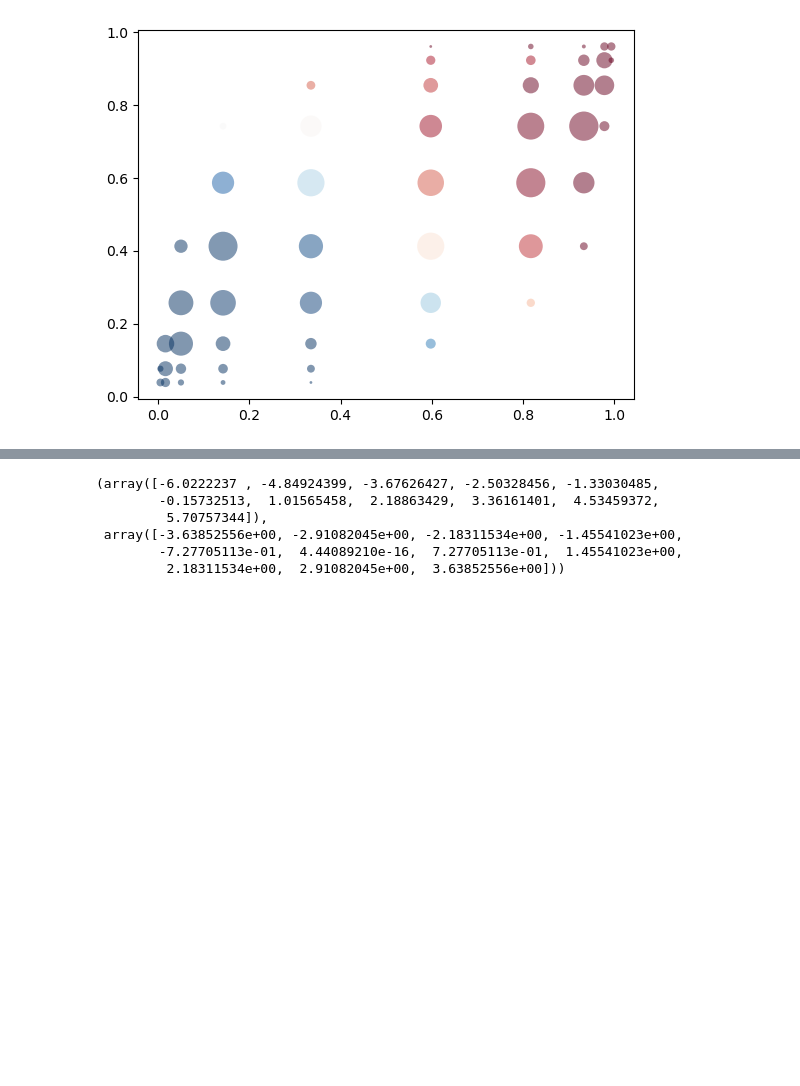
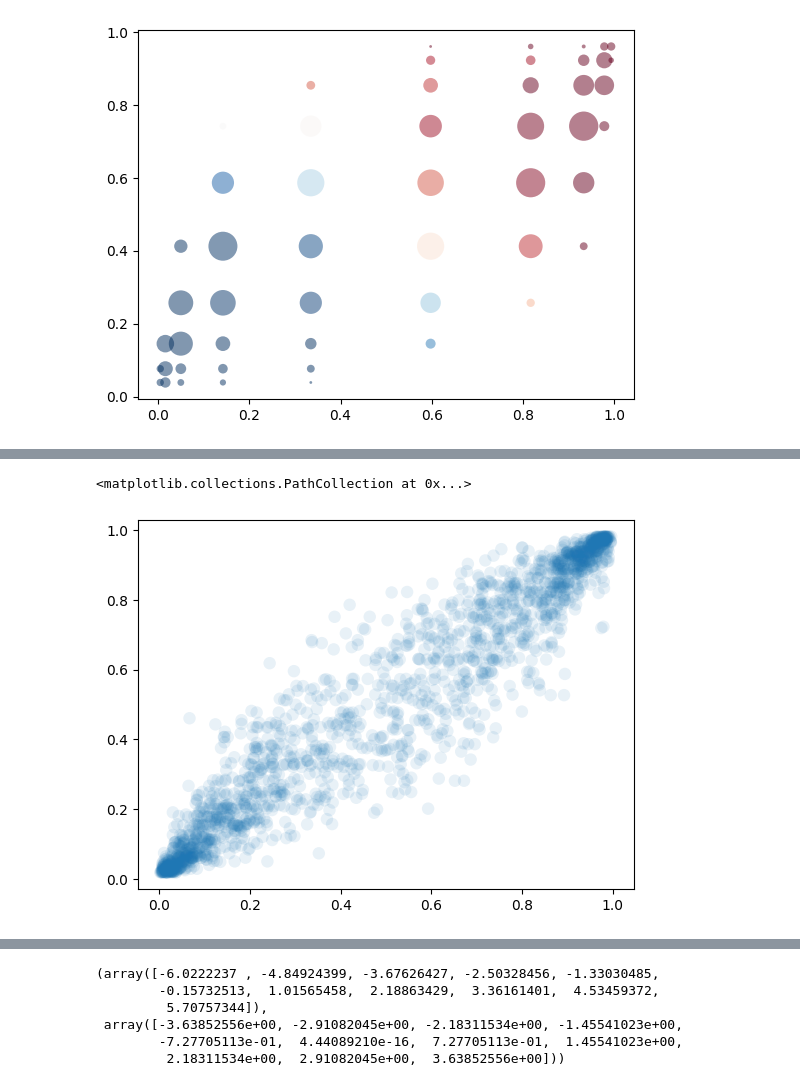
Before and after one commit to jacobaparker/Copy_Murphy2021, a Jupyter notebook: behavioral_data_example.ipynb, the cells around one changed output, grey strips where cells are left out. Drawn from its saved outputs; the diff is of its cells as text; code cells hidden in the pictures; blank space fills up the shorter version.

Commit message:
looked at partition things, created pmf function for the encodings of partitioned variables

```diff
--- a/behavioral_data_example.ipynb
+++ b/behavioral_data_example.ipynb
@@ -826,0 +1060,8 @@ plt.scatter(P_YgX_2d[:,:,0],P_YgX_2d[:,:,1],s=counts_2d*4,alpha=0.5, edgecolor='
+# %%
+mapper = globals().get("map_to_paritition", map_to_partition)
+
+trials_df["partsamples_arr"] = trials_df["samples_arr"].apply(
+    lambda arr: mapper(np.asarray(arr), cuts)
+)
+
+trials_df[["samples_arr", "partsamples_arr"]].head()
@@ -826,0 +1123,5 @@ plt.scatter(P_YgX_2d[:,:,0],P_YgX_2d[:,:,1],s=counts_2d*4,alpha=0.5, edgecolor='
+# %%
+plt.scatter(trials_df['post_prob_pos'], trials_df['post_prob_pos_partsamples5'], s=80,alpha=0.1, edgecolor='none')
+# %% [output]
+<matplotlib.collections.PathCollection at 0x...>
+[figure, added]
```
Also changed, not shown: parts of 46 cells of this notebook.
